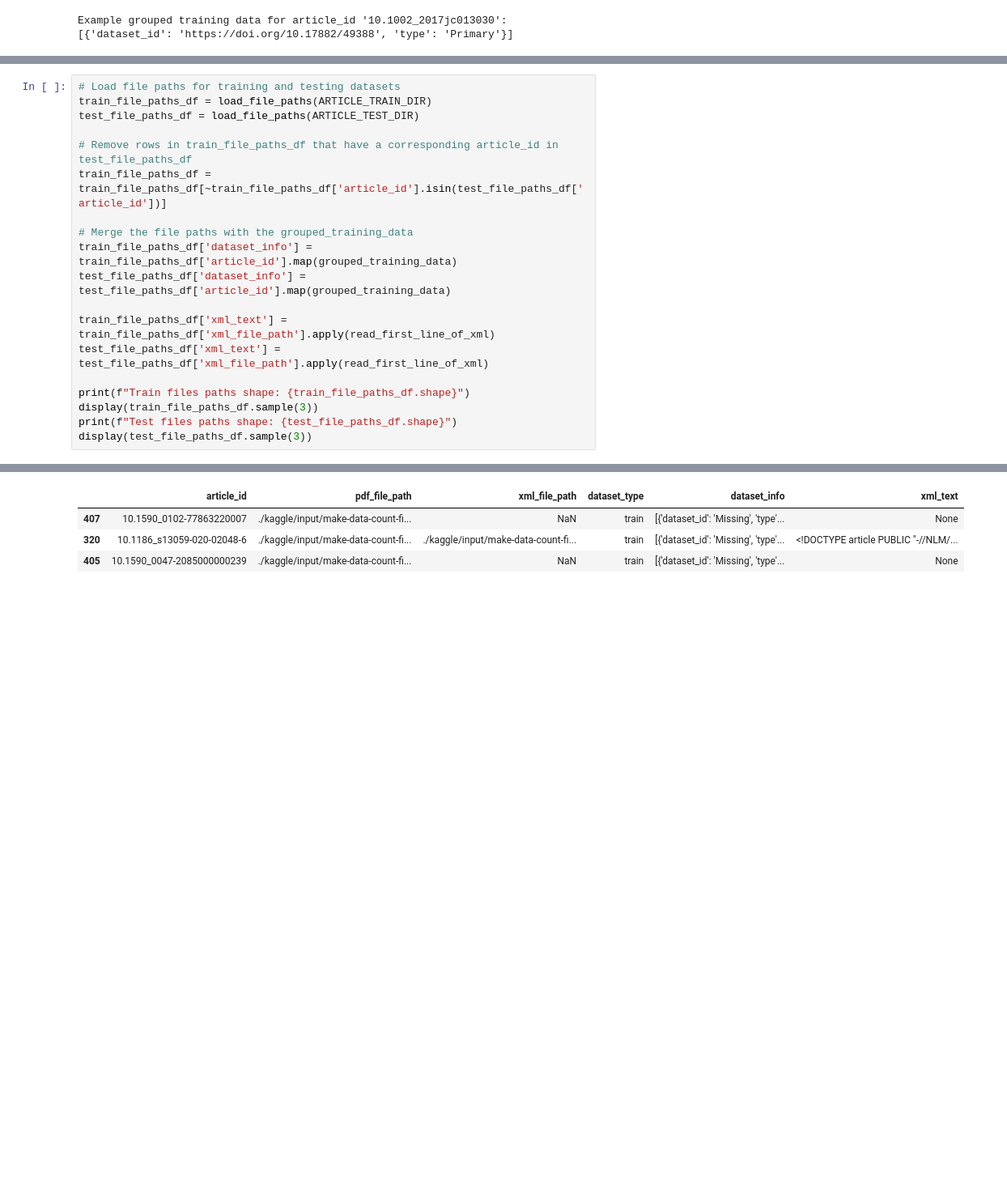
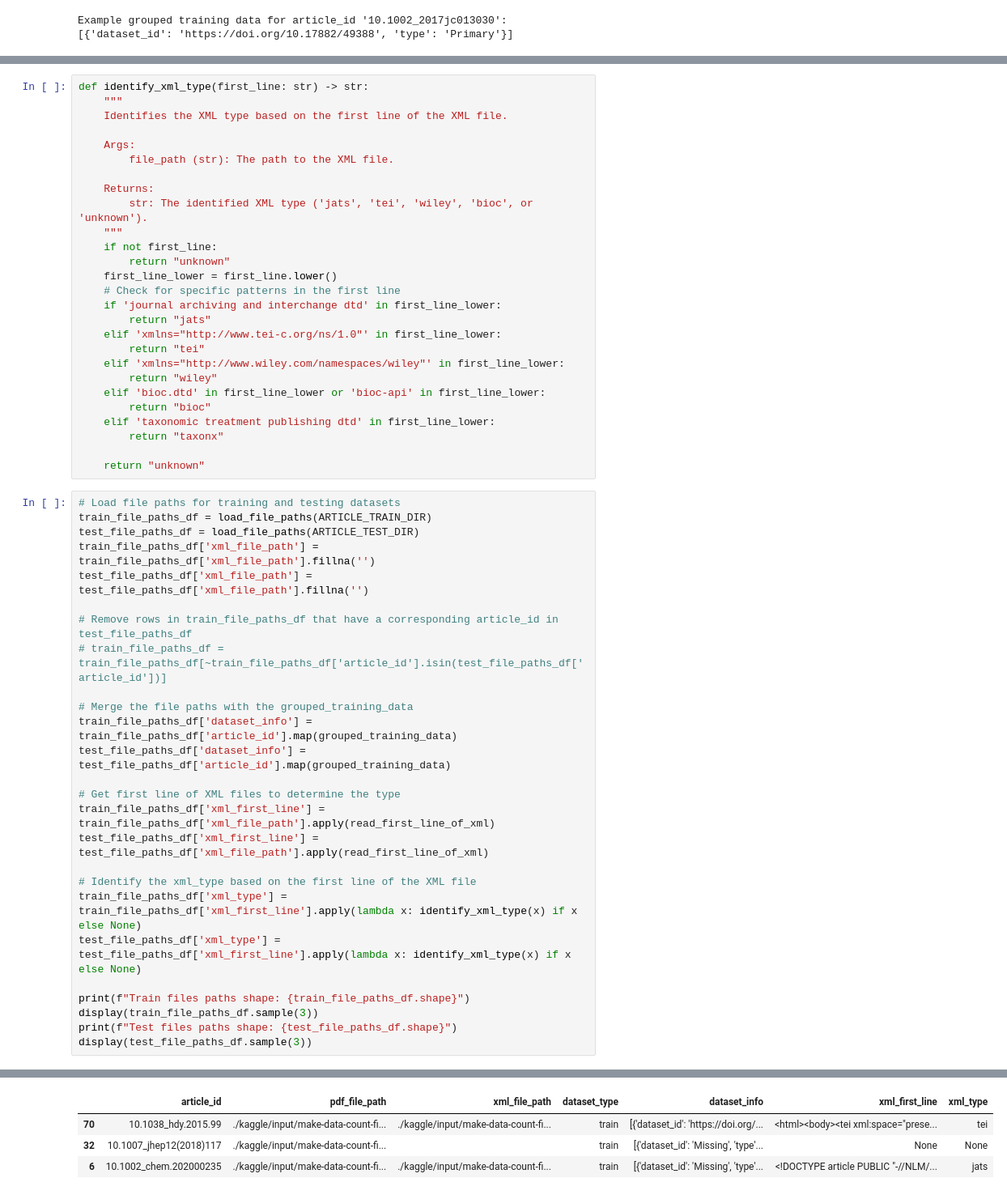
Before and after one commit to JimGile/make-data-count-classifier, a Jupyter notebook: mdc-one-shot-qwen-brute-force.ipynb, the cells around one changed output, grey strips where cells are left out. Shown at 81% size. Drawn from its saved outputs; the diff is of its cells as text; blank space fills up the shorter version.

```diff
--- a/mdc-one-shot-qwen-brute-force.ipynb
+++ b/mdc-one-shot-qwen-brute-force.ipynb
@@ -632,20 +648,54 @@ def read_first_line_of_xml(file_path: str) -> str | None:
     except Exception as e:
         print(f"Error reading file '{file_path}': {e}")
         return None
+# %%
+def identify_xml_type(first_line: str) -> str:
+    """
+    Identifies the XML type based on the first line of the XML file.
+
+    Args:
+        file_path (str): The path to the XML file.
+
+    Returns:
+        str: The identified XML type ('jats', 'tei', 'wiley', 'bioc', or 'unknown').
+    """
+    if not first_line:
+        return "unknown"
+    first_line_lower = first_line.lower()
+    # Check for specific patterns in the first line
+    if 'journal archiving and interchange dtd' in first_line_lower:
+        return "jats"
+    elif 'xmlns="http://www.tei-c.org/ns/1.0"' in first_line_lower:
+        return "tei"
+    elif 'xmlns="http://www.wiley.com/namespaces/wiley"' in first_line_lower:
+        return "wiley"
+    elif 'bioc.dtd' in first_line_lower or 'bioc-api' in first_line_lower:
+        return "bioc"
+    elif 'taxonomic treatment publishing dtd' in first_line_lower:
+        return "taxonx"
+
+    return "unknown"
 # %%
 # Load file paths for training and testing datasets
 train_file_paths_df = load_file_paths(ARTICLE_TRAIN_DIR)
 test_file_paths_df = load_file_paths(ARTICLE_TEST_DIR)
+train_file_paths_df['xml_file_path'] = train_file_paths_df['xml_file_path'].fillna('')
+test_file_paths_df['xml_file_path'] = test_file_paths_df['xml_file_path'].fillna('')
 
 # Remove rows in train_file_paths_df that have a corresponding article_id in test_file_paths_df
-train_file_paths_df = train_file_paths_df[~train_file_paths_df['article_id'].isin(test_file_paths_df['article_id'])]
+# train_file_paths_df = train_file_paths_df[~train_file_paths_df['article_id'].isin(test_file_paths_df['article_id'])]
 
 # Merge the file paths with the grouped_training_data
 train_file_paths_df['dataset_info'] = train_file_paths_df['article_id'].map(grouped_training_data)
 test_file_paths_df['dataset_info'] = test_file_paths_df['article_id'].map(grouped_training_data)
 
-train_file_paths_df['xml_text'] = train_file_paths_df['xml_file_path'].apply(read_first_line_of_xml)
-test_file_paths_df['xml_text'] = test_file_paths_df['xml_file_path'].apply(read_first_line_of_xml)
+# Get first line of XML files to determine the type
+train_file_paths_df['xml_first_line'] = train_file_paths_df['xml_file_path'].apply(read_first_line_of_xml)
+test_file_paths_df['xml_first_line'] = test_file_paths_df['xml_file_path'].apply(read_first_line_of_xml)
+
+# Identify the xml_type based on the first line of the XML file
+train_file_paths_df['xml_type'] = train_file_paths_df['xml_first_line'].apply(lambda x: identify_xml_type(x) if x else None)
+test_file_paths_df['xml_type'] = test_file_paths_df['xml_first_line'].apply(lambda x: identify_xml_type(x) if x else None)
 
 print(f"Train files paths shape: {train_file_paths_df.shape}")
 display(train_file_paths_df.sample(3))
@@ -672,4 +706,4 @@ Train files paths shape: (494, 6)
-|  | article_id | pdf_file_path | xml_file_path | dataset_type | dataset_info | xml_text |
-| 407 | 10.1590_0102-77863220007 | ./kaggle/input/make-data-count-fi... | NaN | train | [{'dataset_id': 'Missing', 'type'... | None |
-| 320 | 10.1186_s13059-020-02048-6 | ./kaggle/input/make-data-count-fi... | ./kaggle/input/make-data-count-fi... | train | [{'dataset_id': 'Missing', 'type'... | <!DOCTYPE article PUBLIC "-//NLM/... |
-| 405 | 10.1590_0047-2085000000239 | ./kaggle/input/make-data-count-fi... | NaN | train | [{'dataset_id': 'Missing', 'type'... | None |
+|  | article_id | pdf_file_path | xml_file_path | dataset_type | dataset_info | xml_first_line | xml_type |
+| 70 | 10.1038_hdy.2015.99 | ./kaggle/input/make-data-count-fi... | ./kaggle/input/make-data-count-fi... | train | [{'dataset_id': 'https://doi.org/... | <html><body><tei xml:space="prese... | tei |
+| 32 | 10.1007_jhep12(2018)117 | ./kaggle/input/make-data-count-fi... |  | train | [{'dataset_id': 'Missing', 'type'... | None | None |
+| 6 | 10.1002_chem.202000235 | ./kaggle/input/make-data-count-fi... | ./kaggle/input/make-data-count-fi... | train | [{'dataset_id': 'Missing', 'type'... | <!DOCTYPE article PUBLIC "-//NLM/... | jats |
```
Also changed, not shown: parts of 17 cells of this notebook, 1 other file.
